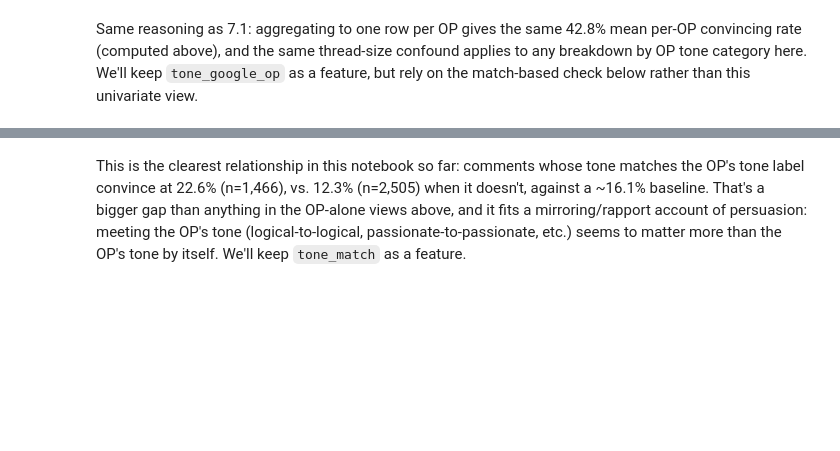
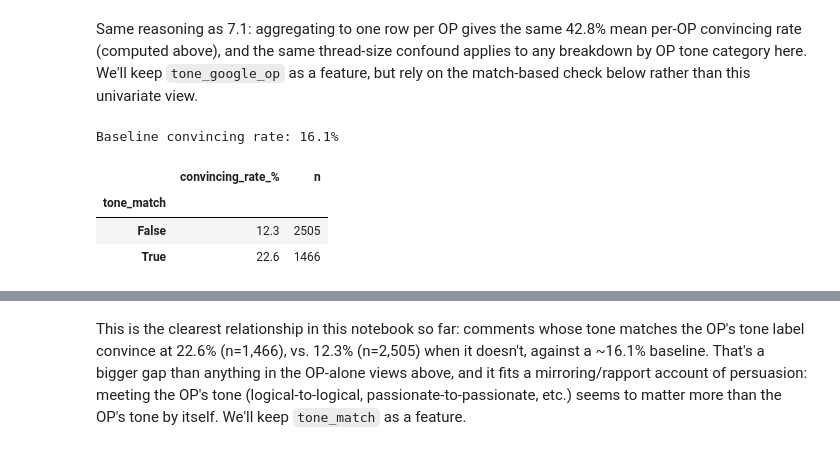
Before and after one commit to jct-nlp/change-my-view-2025, a Jupyter notebook: this work/03.3_feature_engineering_op_relation.ipynb, the cells around one changed output, grey strips where cells are left out. Cells and saved outputs as stored; diff of their text form; code cells hidden in the pictures; blank space fills up the shorter version.

```diff
--- a/this work/03.3_feature_engineering_op_relation.ipynb
+++ b/this work/03.3_feature_engineering_op_relation.ipynb
@@ -309,14 +312,23 @@ Same reasoning as 7.1: aggregating to one row per OP gives the same 42.8% mean p
 # %%
 # Does the comment's own tone match the OP's tone label exactly?
 comments_df['tone_google_op'] = comments_df['original_post'].map(
     op_df.set_index('original_post')['tone_google_op']
 )
 comments_df['tone_match'] = comments_df['tone_google'] == comments_df['tone_google_op']
 comments_df = comments_df.copy()  # defragment - avoids a pandas PerformanceWarning after many single-column inserts
 
 baseline_rate = comments_df['is_convincing'].mean()
 print(f"Baseline convincing rate: {baseline_rate:.1%}\n")
 
-comments_df.groupby('tone_match')['is_convincing'].agg(['mean', 'count'])
+rate_table = comments_df.groupby('tone_match')['is_convincing'].agg(['mean', 'count'])
+rate_table['mean'] = (rate_table['mean'] * 100).round(1)
+rate_table.columns = ['convincing_rate_%', 'n']
+rate_table
+# %% [output]
+Baseline convincing rate: 16.1%
+|  | convincing_rate_% | n |
+| tone_match |  |  |
+| False | 12.3 | 2505 |
+| True | 22.6 | 1466 |
 # %%
 common_functions.plot_category_histogram(comments_df, 'tone_match', 'Comment↔OP Tone Match')
```
Also changed, not shown: parts of 2 cells of this notebook.
